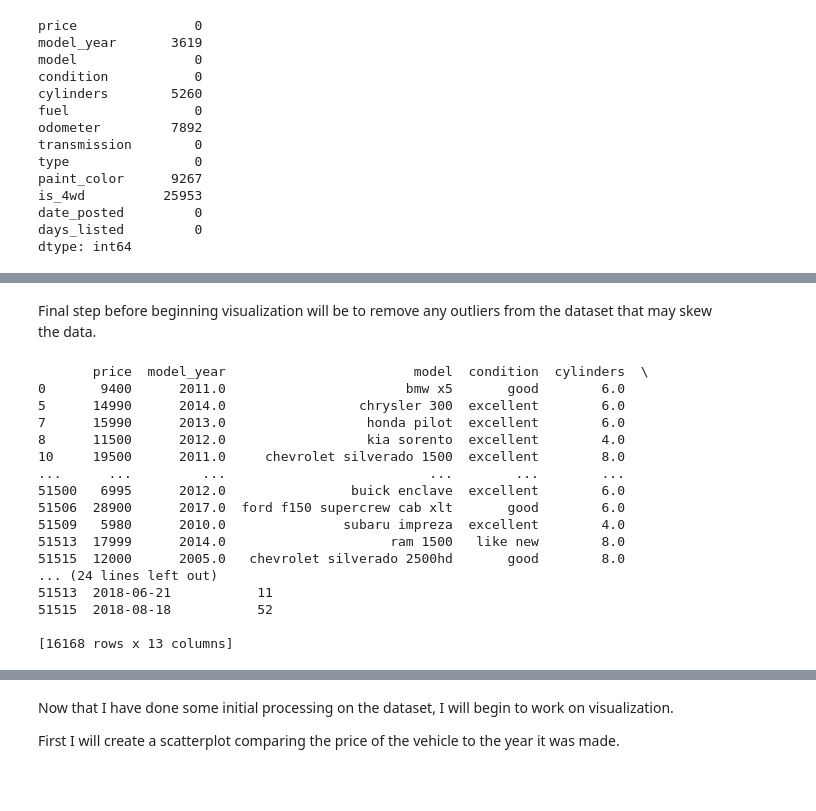
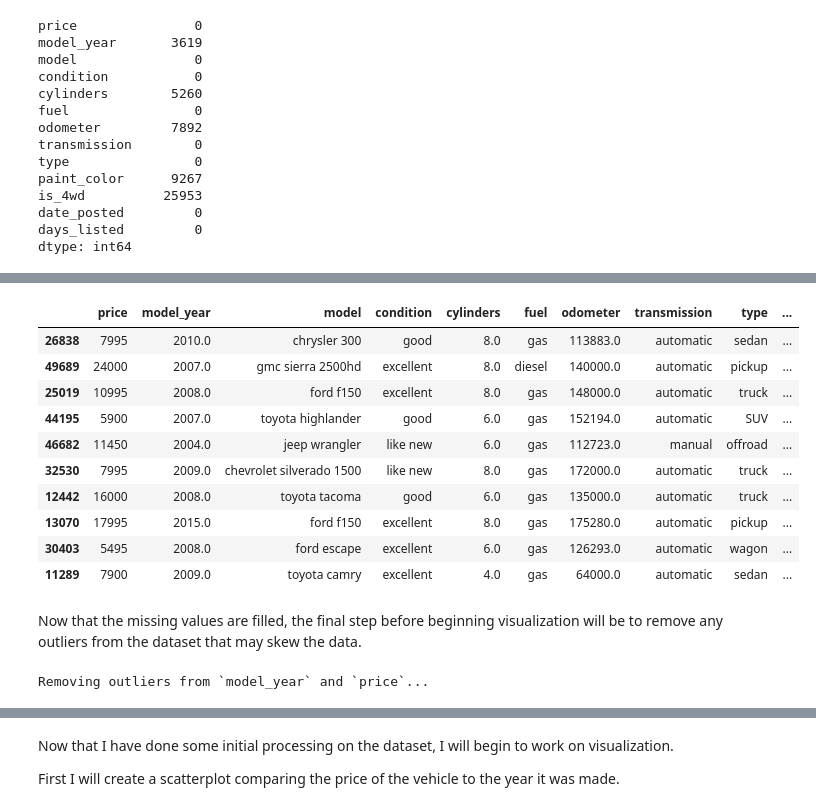
Before and after one commit to anave53/Sprint_four_project, a Jupyter notebook: project.ipynb, the cells around one changed output, grey strips where cells are left out. Cells and saved outputs as stored; diff of their text form; code cells hidden in the pictures; blank space fills up the shorter version.

```diff
--- a/project.ipynb
+++ b/project.ipynb
@@ -68,0 +54,2 @@ vehicles_df.dropna()
+# %%
+vehicles_df['model_year'] = vehicles_df.groupby('model')['model_year'].transform(lambda x: x.fillna(x.median()))
@@ -69,38 +66,27 @@ vehicles_df.dropna()
+# %%
+vehicles_df.sample(10)
+# %% [output]
+|  | price | model_year | model | condition | cylinders | fuel | odometer | transmission | type | ... |
+| 26838 | 7995 | 2010.0 | chrysler 300 | good | 8.0 | gas | 113883.0 | automatic | sedan | ... |
+| 49689 | 24000 | 2007.0 | gmc sierra 2500hd | excellent | 8.0 | diesel | 140000.0 | automatic | pickup | ... |
+| 25019 | 10995 | 2008.0 | ford f150 | excellent | 8.0 | gas | 148000.0 | automatic | truck | ... |
+| 44195 | 5900 | 2007.0 | toyota highlander | good | 6.0 | gas | 152194.0 | automatic | SUV | ... |
+| 46682 | 11450 | 2004.0 | jeep wrangler | like new | 6.0 | gas | 112723.0 | manual | offroad | ... |
+| 32530 | 7995 | 2009.0 | chevrolet silverado 1500 | like new | 8.0 | gas | 172000.0 | automatic | truck | ... |
+| 12442 | 16000 | 2008.0 | toyota tacoma | good | 6.0 | gas | 135000.0 | automatic | truck | ... |
+| 13070 | 17995 | 2015.0 | ford f150 | excellent | 8.0 | gas | 175280.0 | automatic | pickup | ... |
+| 30403 | 5495 | 2008.0 | ford escape | excellent | 6.0 | gas | 126293.0 | automatic | wagon | ... |
+| 11289 | 7900 | 2009.0 | toyota camry | excellent | 4.0 | gas | 64000.0 | automatic | sedan | ... |
 # %% [markdown]
-Final step before beginning visualization will be to remove any outliers from the dataset that may skew the data.
+Now that the missing values are filled, the final step before beginning visualization will be to remove any outliers from the dataset that may skew the data.
-# %%
-numeric_cols = vehicles_df.select_dtypes(include=['int64', 'float64']).columns
-
-Q1 = vehicles_df[numeric_cols].quantile(0.25)
-Q3 = vehicles_df[numeric_cols].quantile(0.75)
-IQR = Q3 - Q1
-
-lower_bound = Q1 - 1.5 * IQR
-upper_bound = Q3 + 1.5 * IQR
-
-
-# Create a boolean DataFrame indicating non-outliers
-non_outliers = ((vehicles_df[numeric_cols] >= lower_bound) & (vehicles_df[numeric_cols] <= upper_bound))
-
-# Keep only rows where all values are non-outliers
-vehicles_processed = vehicles_df[non_outliers.all(axis=1)]
-
-print(vehicles_processed)
-# %% [output]
-       price  model_year                        model  condition  cylinders  \
-0       9400      2011.0                       bmw x5       good        6.0
-5      14990      2014.0                 chrysler 300  excellent        6.0
-7      15990      2013.0                  honda pilot  excellent        6.0
-8      11500      2012.0                  kia sorento  excellent        4.0
-10     19500      2011.0     chevrolet silverado 1500  excellent        8.0
-...      ...         ...                          ...        ...        ...
-51500   6995      2012.0                buick enclave  excellent        6.0
-51506  28900      2017.0  ford f150 supercrew cab xlt       good        6.0
-51509   5980      2010.0               subaru impreza  excellent        4.0
-51513  17999      2014.0                     ram 1500   like new        8.0
-51515  12000      2005.0   chevrolet silverado 2500hd       good        8.0
-... (24 lines left out)
-51513  2018-06-21           11
-51515  2018-08-18           52
-
-[16168 rows x 13 columns]
+# %%
+def remove_outliers(vehicles_df, column, lower_quantile=0.05, upper_quantile=0.95):
+    lower_bound = vehicles_df[column].quantile(lower_quantile)
+    upper_bound = vehicles_df[column].quantile(upper_quantile)
+    return vehicles_df[(vehicles_df[column] >= lower_bound) & (vehicles_df[column] <= upper_bound)]
+
+print("\nRemoving outliers from `model_year` and `price`...")
+vehicles_df = remove_outliers(vehicles_df, 'model_year')
+vehicles_df = remove_outliers(vehicles_df, 'price')
+# %% [output]
+Removing outliers from `model_year` and `price`...
```
Also changed, not shown: parts of 8 cells of this notebook.
